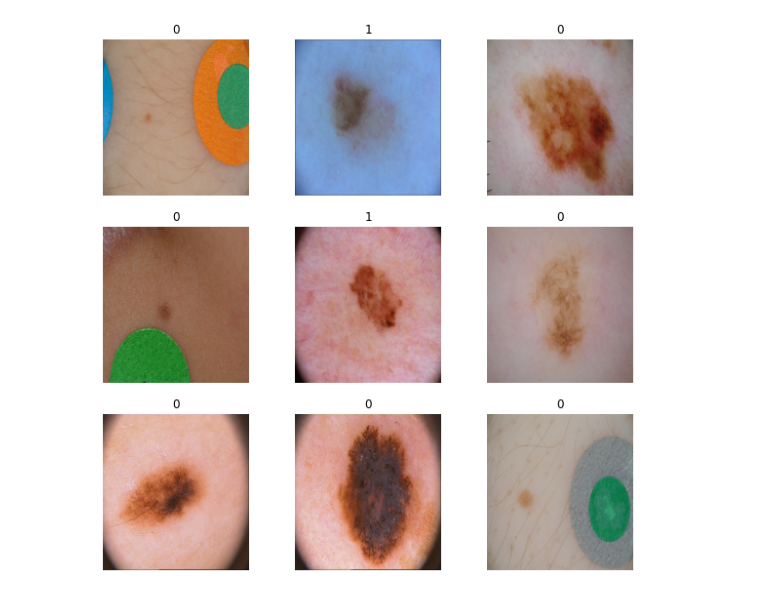
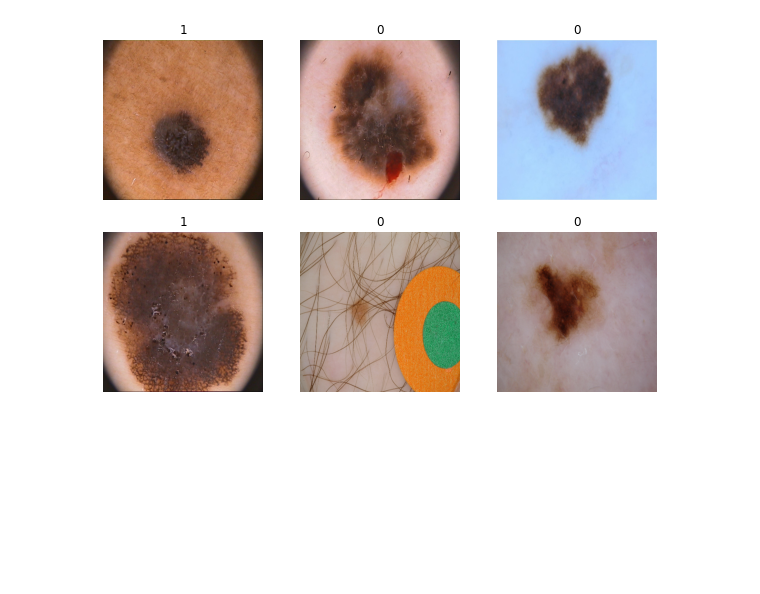
Before and after one commit to alamarquette/ML-Playground, a Jupyter notebook: ISIC_try_Amelie.ipynb, the cells around one changed output. Drawn from its saved outputs; the diff is of its cells as text; code cells hidden in the pictures; blank space fills up the shorter version.

Commit message:
trained model

```diff
--- a/ISIC_try_Amelie.ipynb
+++ b/ISIC_try_Amelie.ipynb
@@ -25,0 +41,2 @@ To enable them in other operations, rebuild TensorFlow with the appropriate comp
+# %%
+img_size = (512, 512)
@@ -25,0 +45,17 @@ To enable them in other operations, rebuild TensorFlow with the appropriate comp
+# %%
+train_ds = tf.keras.preprocessing.image_dataset_from_directory(
+    'Data/Images/',
+    label_mode='binary',
+    image_size=img_size,
+    validation_split=0.2,
+    batch_size=16,
+    seed=1337,
+    subset="training")
+val_ds = tf.keras.preprocessing.image_dataset_from_directory(
+    'Data/Images/',
+    label_mode='binary',
+    image_size=img_size,
+    validation_split=0.2,
+    batch_size=16,
+    seed=1337,
+    subset="validation")
@@ -28,3 +101,8 @@ To enable them in other operations, rebuild TensorFlow with the appropriate comp
 # %%
-data_set.take(1)
+for el in train_ds.take(1):
+    image = el[0]
+    labels = el[1]
+    for i in range(6):
+        print((labels[i]))
+        print(int(labels[i]))
 # %% [output]
@@ -32,15 +125,14 @@ data_set.take(1)
 # %%
 #A: visualise data, I'm not sure I understand how it knows which one is cancerous, not even sure if that's correct
 #A: aren't the pictures deformed to fit a square?
-import matplotlib.pyplot as plt
 
 plt.figure(figsize=(10, 10))
-for images, labels in data_set.take(1):
-    for i in range(9):
+for images, labels in train_ds.take(1):
+    for i in range(6):
         ax = plt.subplot(3, 3, i + 1)
         plt.imshow(images[i].numpy().astype("uint8"))
         plt.title(int(labels[i]))
         plt.axis("off")
 # %% [output]
-[figure, old version]
+[figure, new version]
 # %%
```
Also changed, not shown: parts of 19 cells of this notebook, 1 other file.
